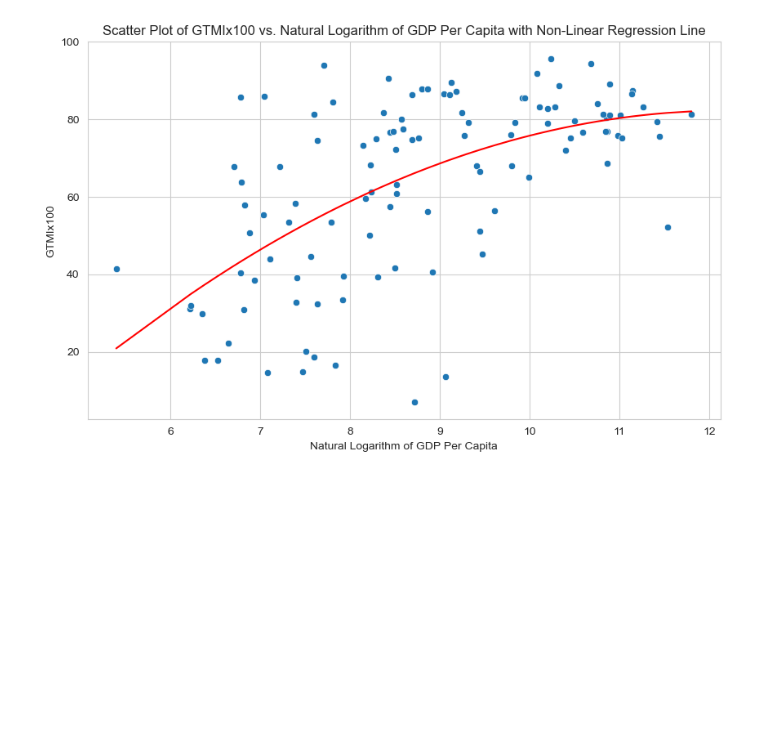
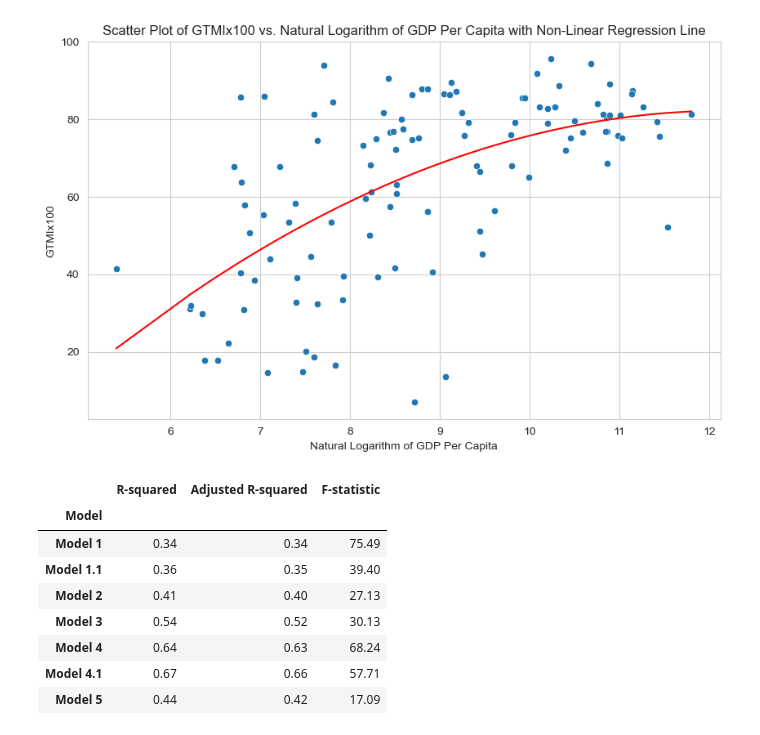
Before and after one commit to viethngn/CEU_MSc_BA_ECBS5142_Data_Analysis_2, a Jupyter notebook: final_term_project/final_term_project.ipynb, the cells around one changed output. Drawn from its saved outputs; the diff is of its cells as text; code cells hidden in the pictures; blank space fills up the shorter version.

Commit message:
update the notebook with pcorrected data

```diff
--- a/final_term_project/final_term_project.ipynb
+++ b/final_term_project/final_term_project.ipynb
@@ -150,7 +150,7 @@ df = df[(df.GDP_per_capita_value.notna())
         & (df.HCI_2020_value.notna())
         & (df.SPI_score_2019_value.notna())]
 df['GTMIx100'] = df.GTMI.apply(lambda x: x * 100)
-df['HCIx100'] = df.HCI_2020_value.apply(lambda x: x * 100)
+df['HCI_percent'] = df.HCI_2020_value.apply(lambda x: x * 100)
 df['ln_urban_pop'] = np.log(df.urban_pop_value)
 df['ln_sci_publishes'] = np.log(df.scientific_publishes_2020_value)
 df['ln_GDP_per_capita'] = np.log(df.GDP_per_capita_value)
@@ -160,6 +160,9 @@ df['is_Africa'] = df.continent.apply(lambda x: 1 if x == 'Africa' else 0)
 df['is_Oceania'] = df.continent.apply(lambda x: 1 if x == 'Oceania' else 0)
 df['ln_GDP_per_capita_sq'] = np.power(df.ln_GDP_per_capita, 2)
 # America continent is the reference group
+
+# store the data to file:
+df.to_csv('gov_tech_maturity_raw_data_clean.tsv', sep='\t')
 df.isna().sum();
 # %%
 # Selecting key variables for the descriptive statistics table
@@ -222,5 +225,5 @@ The model has an R-squared of 0.43, higher than both of the previous models, sug
 # %%
-reg3 = smf.ols(formula="GTMIx100 ~ ln_GDP_per_capita + HCIx100 + age_dependency_ratio_value + ln_urban_pop", data=df).fit(cov_type="HC1")
+reg3 = smf.ols(formula="GTMIx100 ~ ln_GDP_per_capita + HCI_percent + age_dependency_ratio_value + ln_urban_pop", data=df).fit(cov_type="HC1")
 # %% [markdown]
 #### Model 4 - GMTI on technological advance
 $GTMIx100 = \beta_0 + \beta_1\times \ln(GDP/Pop) + \beta_2\times ElectricityAccess + \beta_3\times SPI + \beta_4\times ln(SciencePub)$
@@ -389,3 +372,27 @@ plt.ylabel('GTMIx100')
 plt.show()
 # %% [output]
 [figure]
+# %%
+# Creating a DataFrame to compare the fit of different regression models
+model_comparison = {
+    'Model': ['Model 1', 'Model 1.1', 'Model 2', 'Model 3', 'Model 4', 'Model 4.1', 'Model 5'],
+    'R-squared': [reg1.rsquared, reg1_1.rsquared, reg2.rsquared, reg3.rsquared, reg4.rsquared, reg4_1.rsquared, reg5.rsquared],
+    'Adjusted R-squared': [reg1.rsquared_adj, reg1_1.rsquared_adj, reg2.rsquared_adj, reg3.rsquared_adj, reg4.rsquared_adj, reg4_1.rsquared_adj, reg5.rsquared_adj],
+    'F-statistic': [reg1.fvalue, reg1_1.fvalue, reg2.fvalue, reg3.fvalue, reg4.fvalue, reg4_1.fvalue, reg5.fvalue]
+}
+
+comparison_df = pd.DataFrame(model_comparison)
+comparison_df.set_index('Model', inplace=True)
+comparison_df = comparison_df.round(2)
+
+comparison_df
+# %% [output]
+|  | R-squared | Adjusted R-squared | F-statistic |
+| Model |  |  |  |
+| Model 1 | 0.34 | 0.34 | 75.49 |
+| Model 1.1 | 0.36 | 0.35 | 39.40 |
+| Model 2 | 0.41 | 0.40 | 27.13 |
+| Model 3 | 0.54 | 0.52 | 30.13 |
+| Model 4 | 0.64 | 0.63 | 68.24 |
+| Model 4.1 | 0.67 | 0.66 | 57.71 |
+| Model 5 | 0.44 | 0.42 | 17.09 |
```
Also changed, not shown: parts of 11 cells of this notebook.
